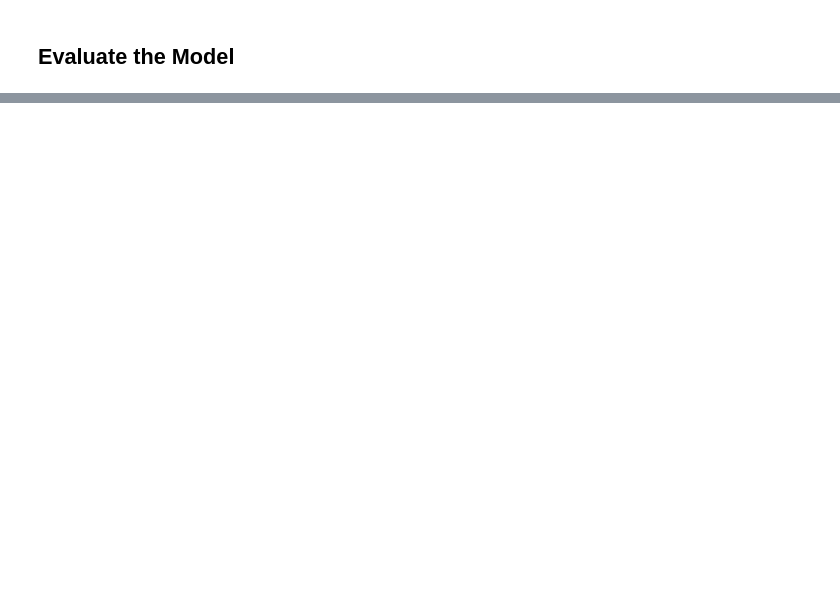
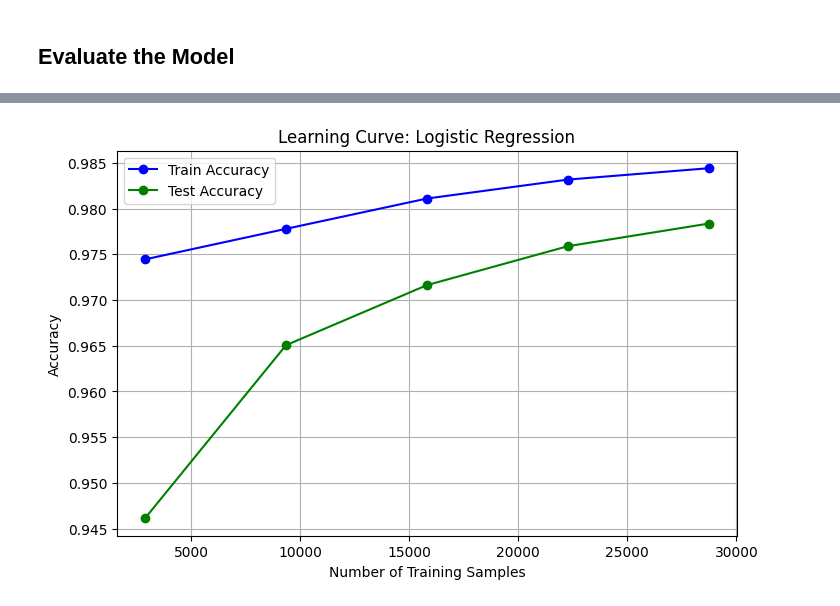
Before and after one commit to NANDINISHARMA30/Fake-News-Detector, a Jupyter notebook: News detector.ipynb, the cells around one changed output, grey strips where cells are left out. Drawn from its saved outputs; the diff is of its cells as text; code cells hidden in the pictures; blank space fills up the shorter version.

Commit message:
Graph Plotted

```diff
--- a/News detector.ipynb
+++ b/News detector.ipynb
@@ -470,0 +573,16 @@ else:
+# %%
+from sklearn.linear_model import PassiveAggressiveClassifier
+
+pac = PassiveAggressiveClassifier(
+    C=0.1,           # strong regularization
+    max_iter=1000,
+    loss="hinge",
+    random_state=42
+)
+
+pac.fit(X_train_features, y_train)
+
+y_pred_pac = pac.predict(X_test_features)
+
+print("Passive-Aggressive Accuracy:",
+      accuracy_score(y_test, y_pred_pac))
@@ -470,0 +617,50 @@ else:
+# %%
+import numpy as np
+import matplotlib.pyplot as plt
+from sklearn.model_selection import learning_curve
+from sklearn.linear_model import LogisticRegression
+from sklearn.model_selection import StratifiedKFold
+
+# Use the same Logistic Regression
+model = LogisticRegression(
+    C=0.5,
+    penalty='l2',
+    max_iter=1000,
+    n_jobs=-1
+)
+
+# Define train sizes for learning curve
+train_sizes = np.linspace(0.1, 1.0, 5)  # 10%, 30%, 50%, 70%, 100%
+
+# Stratified k-fold
+cv = StratifiedKFold(n_splits=5, shuffle=True, random_state=42)
+
+# Calculate learning curve
+train_sizes, train_scores, test_scores = learning_curve(
+    model,
+    X_train_features,
+    y_train,
+    train_sizes=train_sizes,
+    cv=cv,
+    scoring='accuracy',
+    n_jobs=-1,
+    shuffle=True,
+    random_state=42
+)
+
+# Average scores across folds
+train_scores_mean = np.mean(train_scores, axis=1)
+test_scores_mean = np.mean(test_scores, axis=1)
+
+# Plot
+plt.figure(figsize=(8,5))
+plt.plot(train_sizes, train_scores_mean, 'o-', color='blue', label='Train Accuracy')
+plt.plot(train_sizes, test_scores_mean, 'o-', color='green', label='Test Accuracy')
+plt.title('Learning Curve: Logistic Regression')
+plt.xlabel('Number of Training Samples')
+plt.ylabel('Accuracy')
+plt.legend(loc='best')
+plt.grid(True)
+plt.show()
+# %% [output]
+[figure, added]
```
Also changed, not shown: parts of 14 cells of this notebook.
